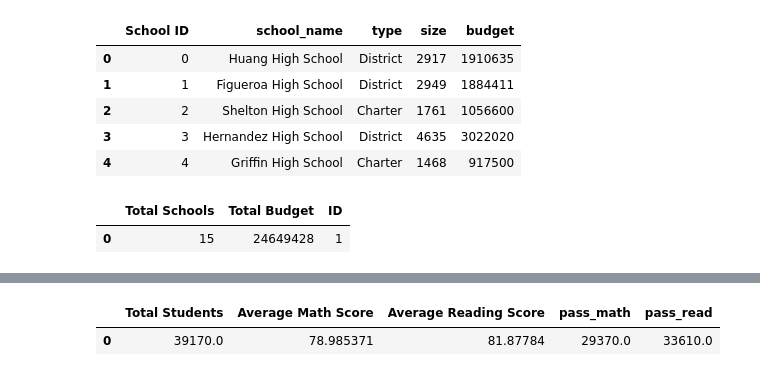
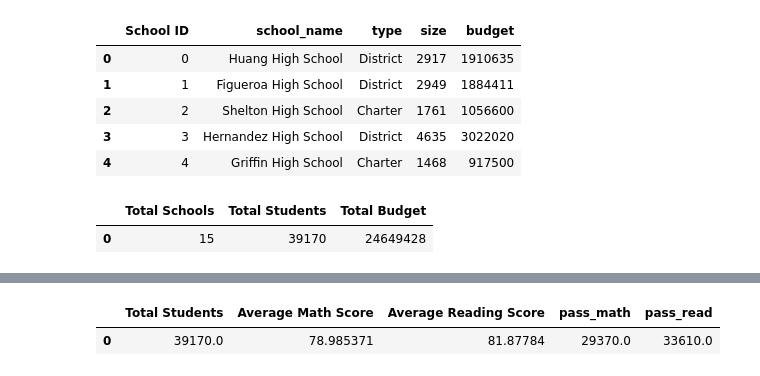
Before and after one commit to pamcuellas/CitySchoolsAnalysis, a Jupyter notebook: City Schools Analysis.ipynb, the cells around one changed output, grey strips where cells are left out. Cells and saved outputs as stored; diff of their text form; code cells hidden in the pictures.

```diff
--- a/City Schools Analysis.ipynb
+++ b/City Schools Analysis.ipynb
@@ -15,14 +15,16 @@ df_schools.head()
 | 4 | 4 | Griffin High School | Charter | 1468 | 917500 |
 # %%
 # Summarize Schools data.
-dic = {'School ID': 'nunique', 'budget':'sum'}
+dic = {'School ID': 'nunique', 'size':'sum' , 'budget':'sum'}
 sum_schools = pd.DataFrame(df_schools.agg(dic)).T
-sum_schools.rename(columns={"School ID":"Total Schools", "budget":"Total Budget"}, inplace=True)
-sum_schools["ID"] = 1
+
+# Rename columns
+rename_cols = {"School ID":"Total Schools", "size":"Total Students", "budget":"Total Budget"}
+sum_schools.rename(columns=rename_cols, inplace=True)
 sum_schools
 # %% [output]
-|  | Total Schools | Total Budget | ID |
-| 0 | 15 | 24649428 | 1 |
+|  | Total Schools | Total Students | Total Budget |
+| 0 | 15 | 39170 | 24649428 |
 # %%
 # Head students file
 df_students = pd.read_csv('./datasource/students_complete.csv')
```
Also changed, not shown: parts of 10 cells of this notebook.
